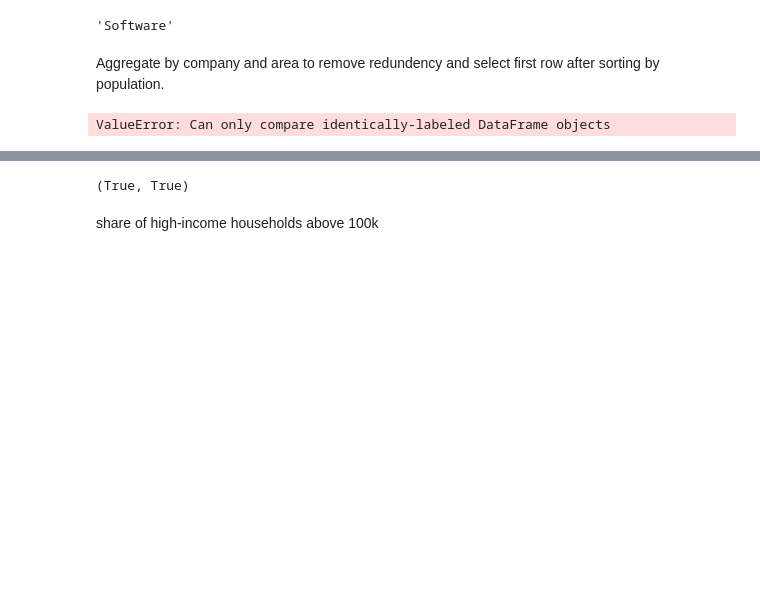
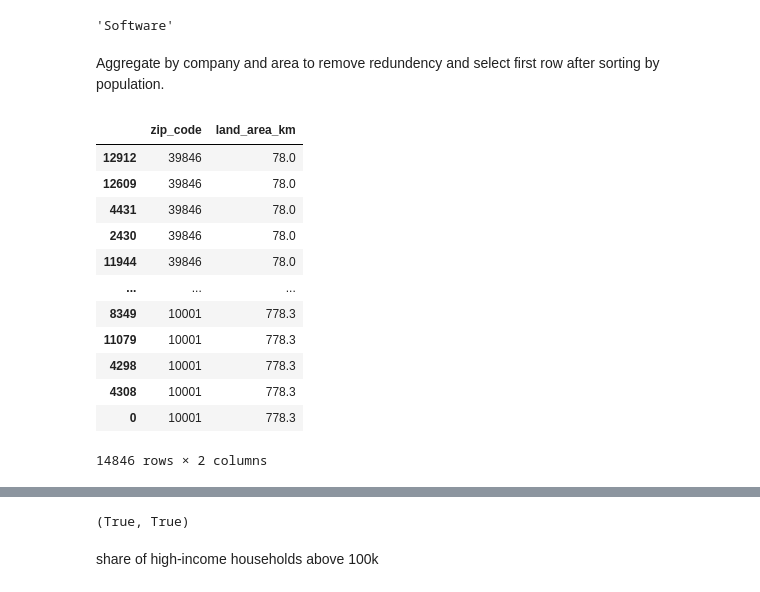
Before and after one commit to nomanarshad94/made-project-ws24, a Jupyter notebook: project/data_exploration.ipynb, the cells around one changed output, grey strips where cells are left out. Drawn from its saved outputs; the diff is of its cells as text; code cells hidden in the pictures; blank space fills up the shorter version.

```diff
--- a/project/data_exploration.ipynb
+++ b/project/data_exploration.ipynb
@@ -1050,4 +1061,0 @@ test=transformed_df.groupby(["Company","state_name","county_name","city"]).first
-# %%
-test.compare(transformed_df)
-# %% [output]
-ValueError: Can only compare identically-labeled DataFrame objects
@@ -1055,0 +1062,16 @@ transformed_df=transformed_df.groupby(["Company","state_name","county_name","cit
+# %%
+transformed_df[['zip_code','land_area_km']]
+# %% [output]
+|  | zip_code | land_area_km |
+| 12912 | 39846 | 78.0 |
+| 12609 | 39846 | 78.0 |
+| 4431 | 39846 | 78.0 |
+| 2430 | 39846 | 78.0 |
+| 11944 | 39846 | 78.0 |
+| ... | ... | ... |
+| 8349 | 10001 | 778.3 |
+| 11079 | 10001 | 778.3 |
+| 4298 | 10001 | 778.3 |
+| 4308 | 10001 | 778.3 |
+| 0 | 10001 | 778.3 |
+14846 rows × 2 columns
```
Also changed, not shown: parts of 9 cells of this notebook, 2 other files.
